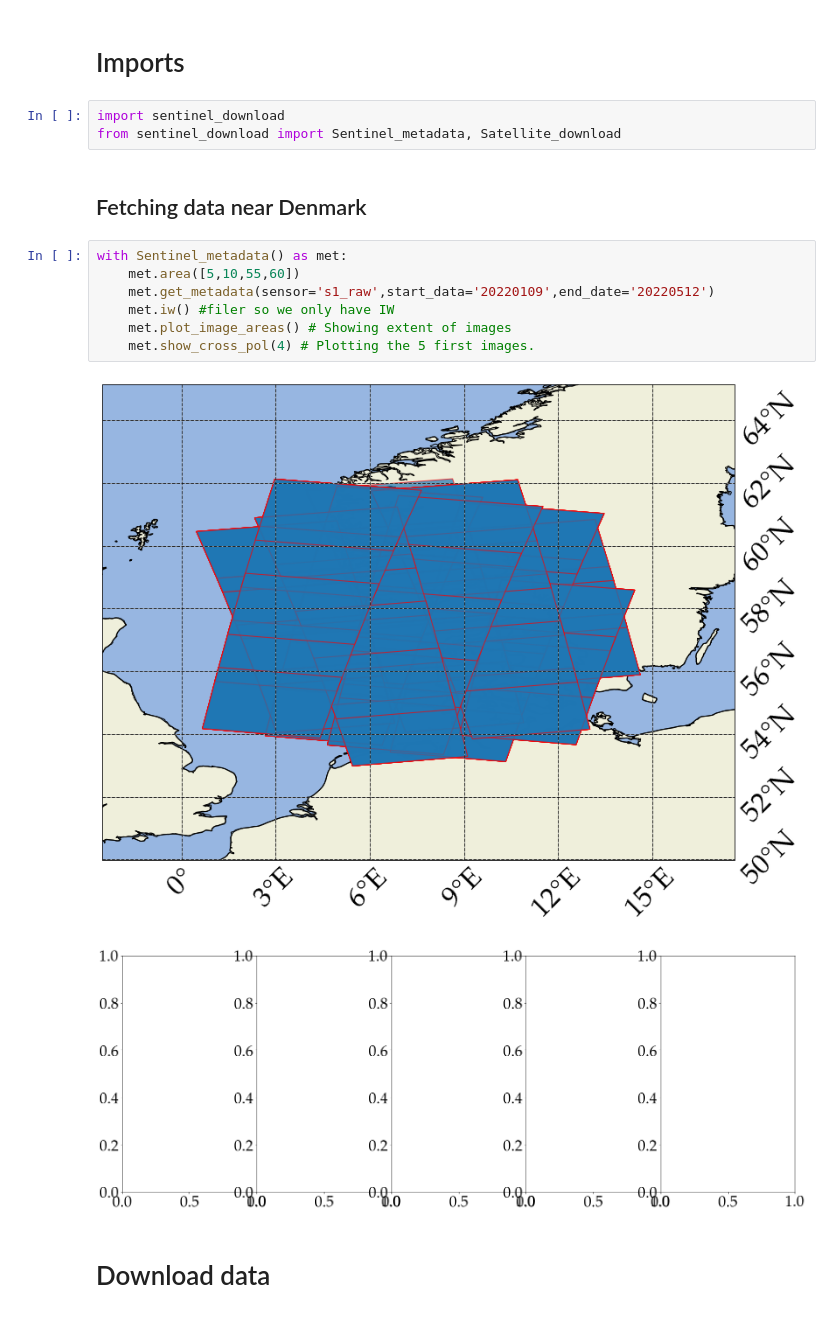
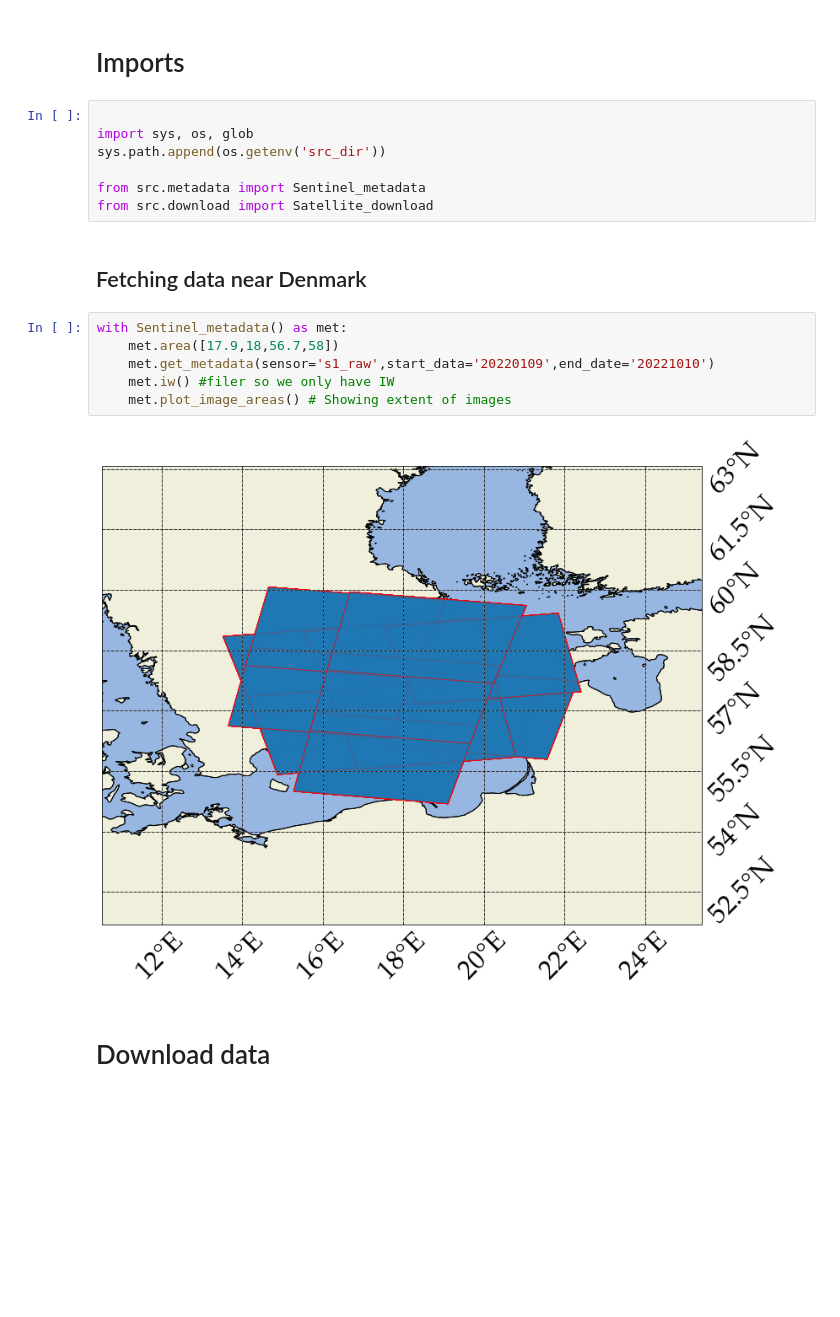
Before and after one commit to aalling93/Sentinel_1_python, a Jupyter notebook: examples/download_sentinel1_raw.ipynb, the cells around one changed output. Drawn from its saved outputs; the diff is of its cells as text; blank space fills up the shorter version.

```diff
--- a/examples/download_sentinel1_raw.ipynb
+++ b/examples/download_sentinel1_raw.ipynb
@@ -16,21 +16,23 @@ Requirements:
 - User on earthdata (for download)
 # %% [markdown]
 # Imports
-# %%
-import sentinel_download
-from sentinel_download import Sentinel_metadata, Satellite_download
+# %%
+
+import sys, os, glob
+sys.path.append(os.getenv('src_dir'))
+
+from src.metadata import Sentinel_metadata
+from src.download import Satellite_download
 # %% [markdown]
 ## Fetching data near Denmark
 # %%
 with Sentinel_metadata() as met:
-    met.area([5,10,55,60])
-    met.get_metadata(sensor='s1_raw',start_data='20220109',end_date='20220512')
+    met.area([17.9,18,56.7,58])
+    met.get_metadata(sensor='s1_raw',start_data='20220109',end_date='20221010')
     met.iw() #filer so we only have IW
     met.plot_image_areas() # Showing extent of images
-    met.show_cross_pol(4) # Plotting the 5 first images.
 # %% [output]
-[figure, old version]
+[figure, new version]
-[figure, removed]
 # %% [markdown]
 # Download data
 # %% [markdown]
```
Also changed, not shown: parts of 3 cells of this notebook, 21 other files.
